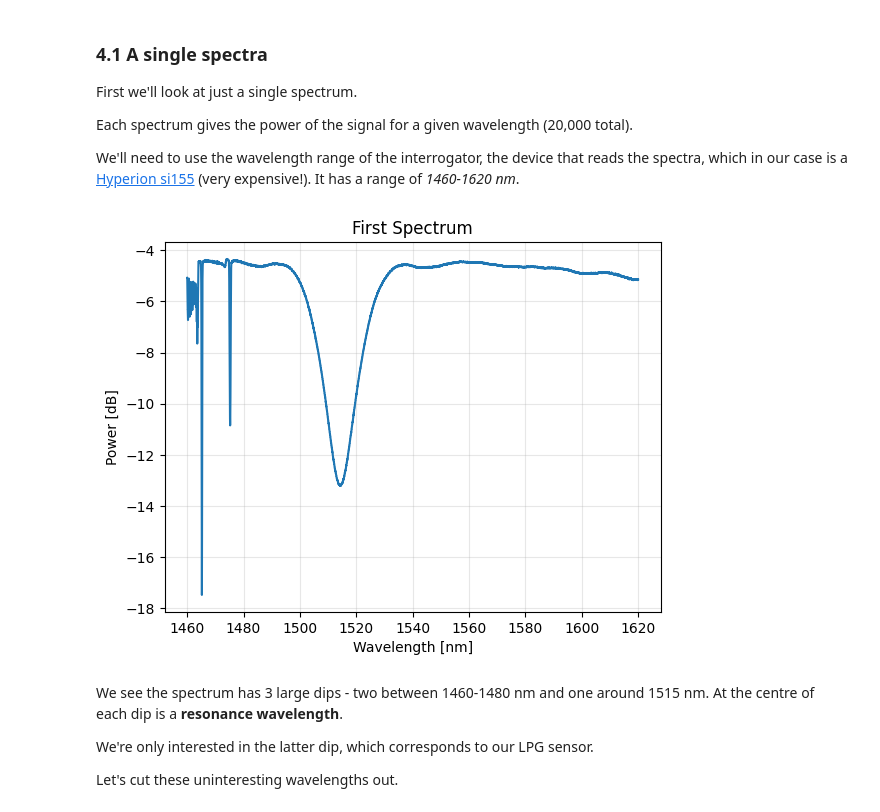
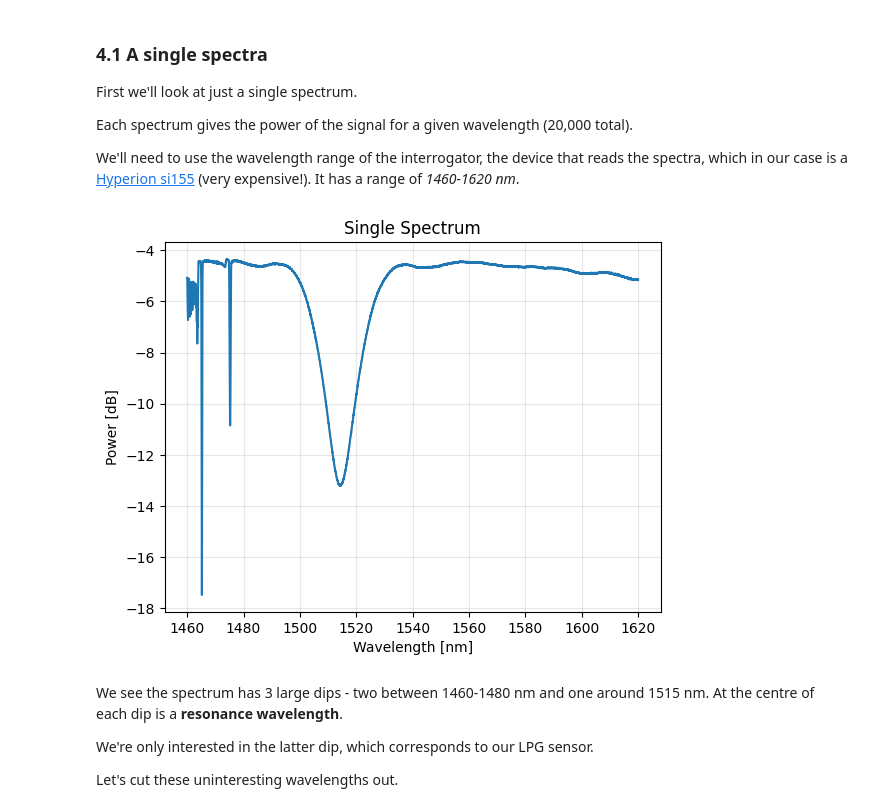
Before and after one commit to rsamconn/Fibre-optics-demo, a Jupyter notebook: fibre-demo.ipynb, the cells around one changed output. Cells and saved outputs as stored; diff of their text form; code cells hidden in the pictures.

```diff
--- a/fibre-demo.ipynb
+++ b/fibre-demo.ipynb
@@ -316,16 +295,16 @@ We'll need to use the wavelength range of the interrogator, the device that read
 # %%
 # Create the wavelength range
 wavelengths = np.linspace(1460, 1620, spectra.shape[1])
 
 # Plot the first spectrum
 plt.plot(wavelengths, spectra[0])
 plt.xlabel('Wavelength [nm]')
 plt.ylabel('Power [dB]')
-plt.title('First Spectrum')
+plt.title('Single Spectrum')
 plt.grid(True, alpha=0.3)
 plt.show()
 # %% [output]
-[figure, old version]
+[figure, new version]
 # %% [markdown]
 We see the spectrum has 3 large dips - two between 1460-1480 nm and one around 1515 nm. At the centre of each dip is a **resonance wavelength**.
 
```
Also changed, not shown: parts of 5 cells of this notebook.
